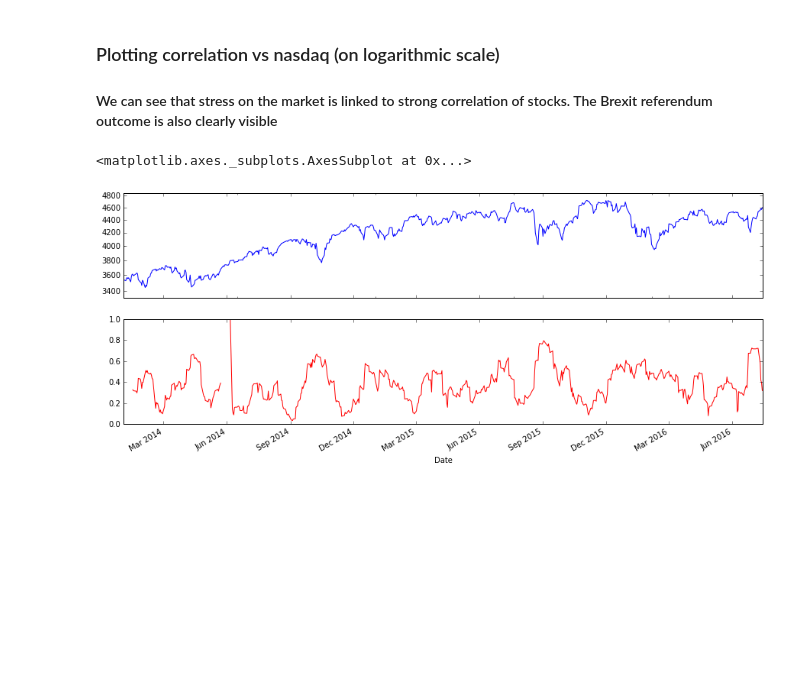
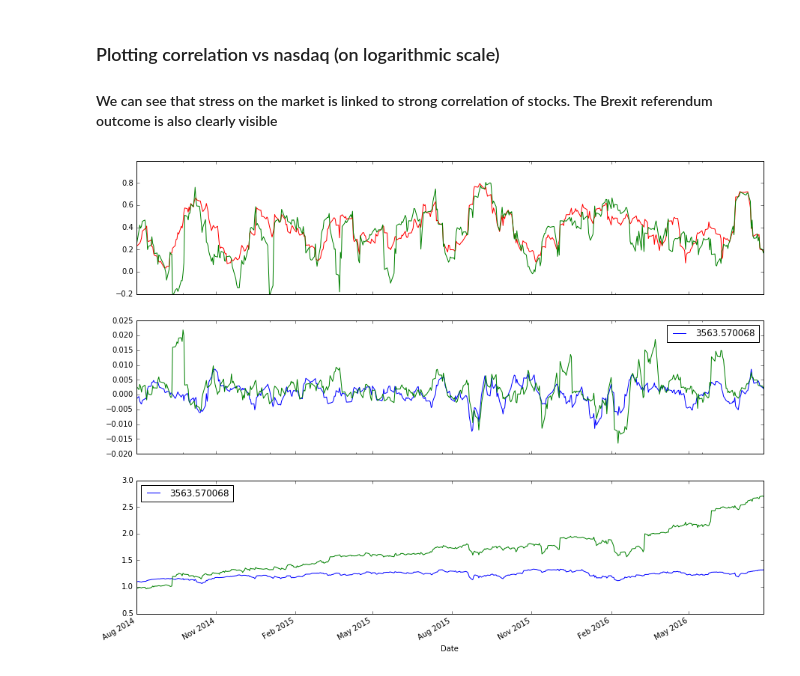
Before and after one commit to BertGit/outperformer, a Jupyter notebook: analyser.ipynb, the cells around one changed output. Saved outputs shown, nothing was run; the diff lists cells and outputs as text; code cells hidden in the pictures; blank space fills up the shorter version.

Commit message:
Added Metric: Correlation Weighted Returns

```diff
--- a/analyser.ipynb
+++ b/analyser.ipynb
@@ -28,21 +26,28 @@ normalized.plot(legend=False)
 # %%
 log_returns = np.log(df.pct_change() + 1)
 log_returns = log_returns[1:] # First row is NaN otherwise
+log_returns_ndx = np.log(ndx.pct_change() + 1)
+log_returns_ndx = log_returns_ndx[1:] # First row is NaN otherwise
 # %%
 # This calculation will take some time...
 # Some calculations leave out the diagonal elements for this calculation (they are always 1.0),
 # as they reduce the information amount. For simplicity of calculation we sacrifice this
-mean_corr_coeffs = log_returns.rolling(window=10).corr(pairwise=True).mean().mean()
+rolling_corr = log_returns.rolling(window=winsize).corr(pairwise=True)
+mean_corr_coeffs = rolling_corr.mean().mean()
 # %% [markdown]
 ### Plotting correlation vs nasdaq (on logarithmic scale)
 #### We can see that stress on the market is linked to strong correlation of stocks. The Brexit referendum outcome is also clearly visible
-# %%
-fig, axes = plt.subplots(nrows=2)
-# Print nasdaq on logarithmic scale
-ndx.plot(ax=axes[0], logy=True, legend=False, yticks=range(3200,5000,200))
-axes[0].margins(y=0.1)
-axes[0].get_yaxis().set_major_formatter(matplotlib.ticker.ScalarFormatter())
-mean_corr_coeffs.plot(sharex=axes[0], ylim=(0,1), style='r-')
-# %% [output]
-<matplotlib.axes._subplots.AxesSubplot at 0x...>
-[figure, removed]
+# %%
+def plotCorrelation(stock, numDays):
+    pylab.rcParams['figure.figsize'] = (15,12)
+    fig, axes = plt.subplots(nrows=3)
+    mean_corr_coeffs[-numDays:].plot(ax=axes[0], sharex=axes[0], ylim=(-0.2,1), style='r-')
+    rolling_corr.mean().transpose()[stock][-numDays:].plot(ax=axes[0], sharex=axes[0], style='g-')
+    log_returns_ndx.rolling(window=winsize).mean()[-numDays:].plot(ax=axes[1], sharex=axes[0])
+    log_returns[stock].rolling(window=winsize).mean()[-numDays:].plot(ax=axes[1], sharex=axes[0])
+    normalized_ndx[-numDays:].plot(ax=axes[2], sharex=axes[0])
+    normalized[stock][-numDays:].plot(ax=axes[2], sharex=axes[0])
+# %%
+plotCorrelation("ULTA", 500)
+# %% [output]
+[figure, added]
```
Also changed, not shown: parts of 9 cells of this notebook, 3 other files.
